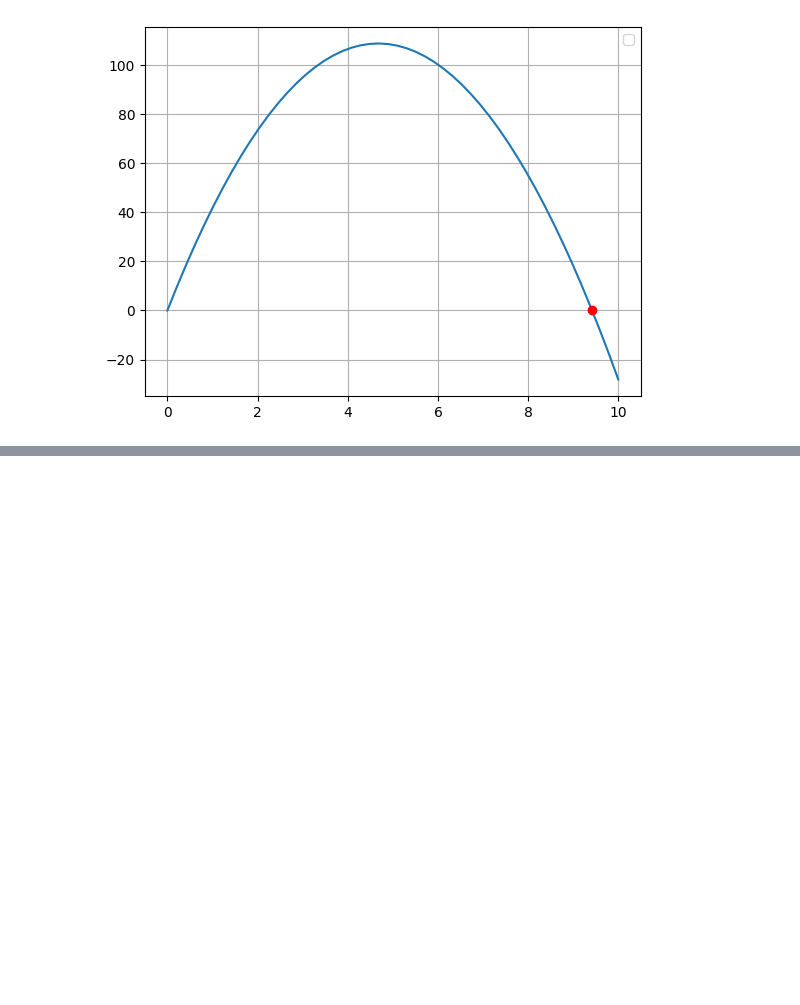
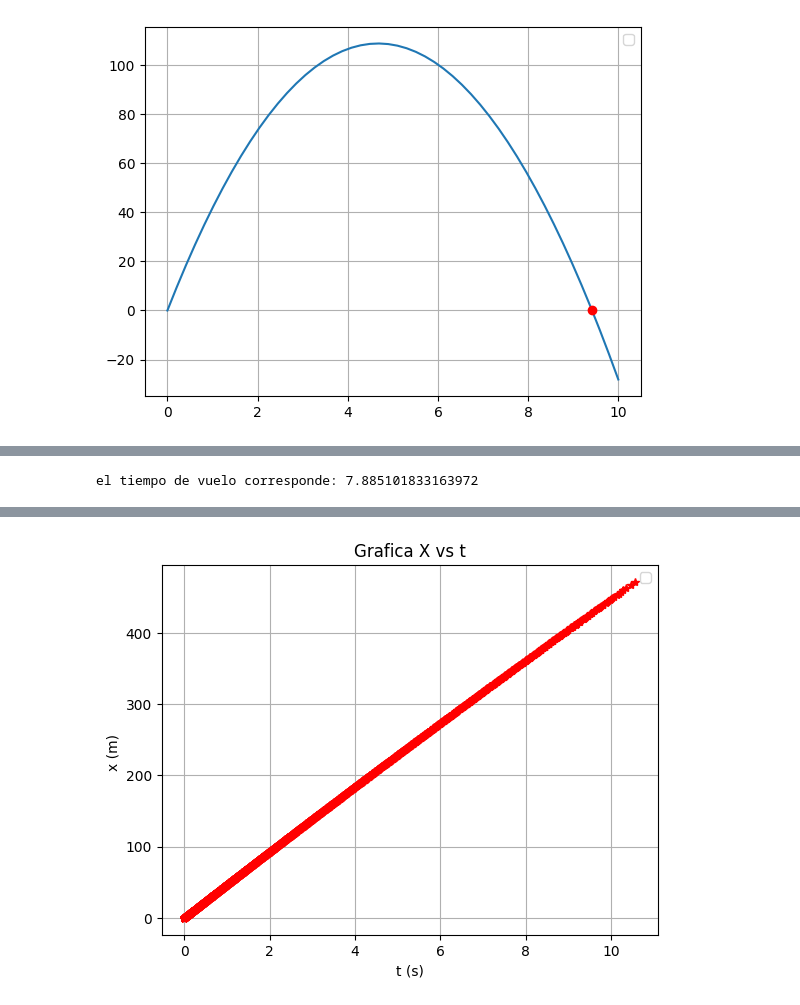
Before and after one commit to hernansalinas/CursoMetodosComputacionales, a Jupyter notebook: Students/Chica_719/Copia_de_Examen01_2024_1.ipynb, the cells around one changed output, grey strips where cells are left out. Saved outputs shown, nothing was run; the diff lists cells and outputs as text; code cells hidden in the pictures; blank space fills up the shorter version.

```diff
--- a/Students/Chica_719/Copia_de_Examen01_2024_1.ipynb
+++ b/Students/Chica_719/Copia_de_Examen01_2024_1.ipynb
@@ -238,0 +264,24 @@ WARNING:matplotlib.legend:No artists with labels found to put in legend.  Note t
+# %%
+def tv(R,v0, theta, b ):
+
+  b = 0.005
+  v0 = 55
+  v0_x = v0 * np.cos(np.radians(theta))
+  t_vu = (-1 / b) * np.log(1 - ((R * b) / v0_x))
+  return t_vu
+print(f"el tiempo de vuelo corresponde: {tv(root,v0, theta, b)}")
+# %% [output]
+el tiempo de vuelo corresponde: 7.885101833163972
+# %%
+t = np.linspace(0,tv(R,v0, theta, b ),100)
+#y=lambda t:(1/b)*((g/b)+v0_y)*(1-np.exp(-b*t))-(g/b)*t
+x=lambda t:(v0_x/b)*(1-np.exp(-b*t))
+
+plt.plot(t,x(t),"r*", )
+plt.ylabel("x (m) ")
+plt.xlabel("t (s)")
+plt.title("Grafica X vs t")
+plt.legend()
+plt.grid()
+plt.show()
+# %% [output]
@@ -238,0 +289 @@ WARNING:matplotlib.legend:No artists with labels found to put in legend.  Note t
+[figure, added]
```
Also changed, not shown: parts of 12 cells of this notebook.
